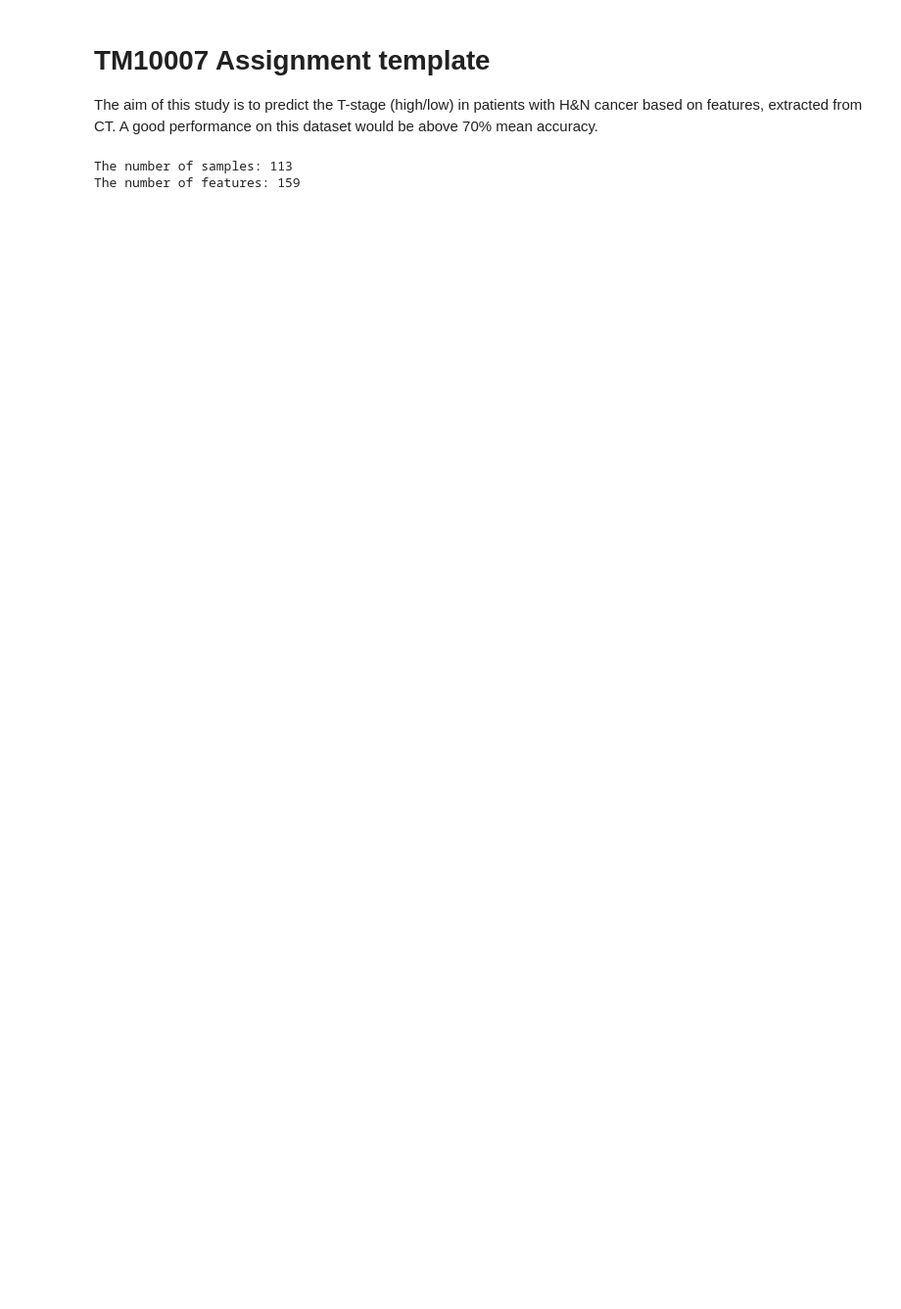
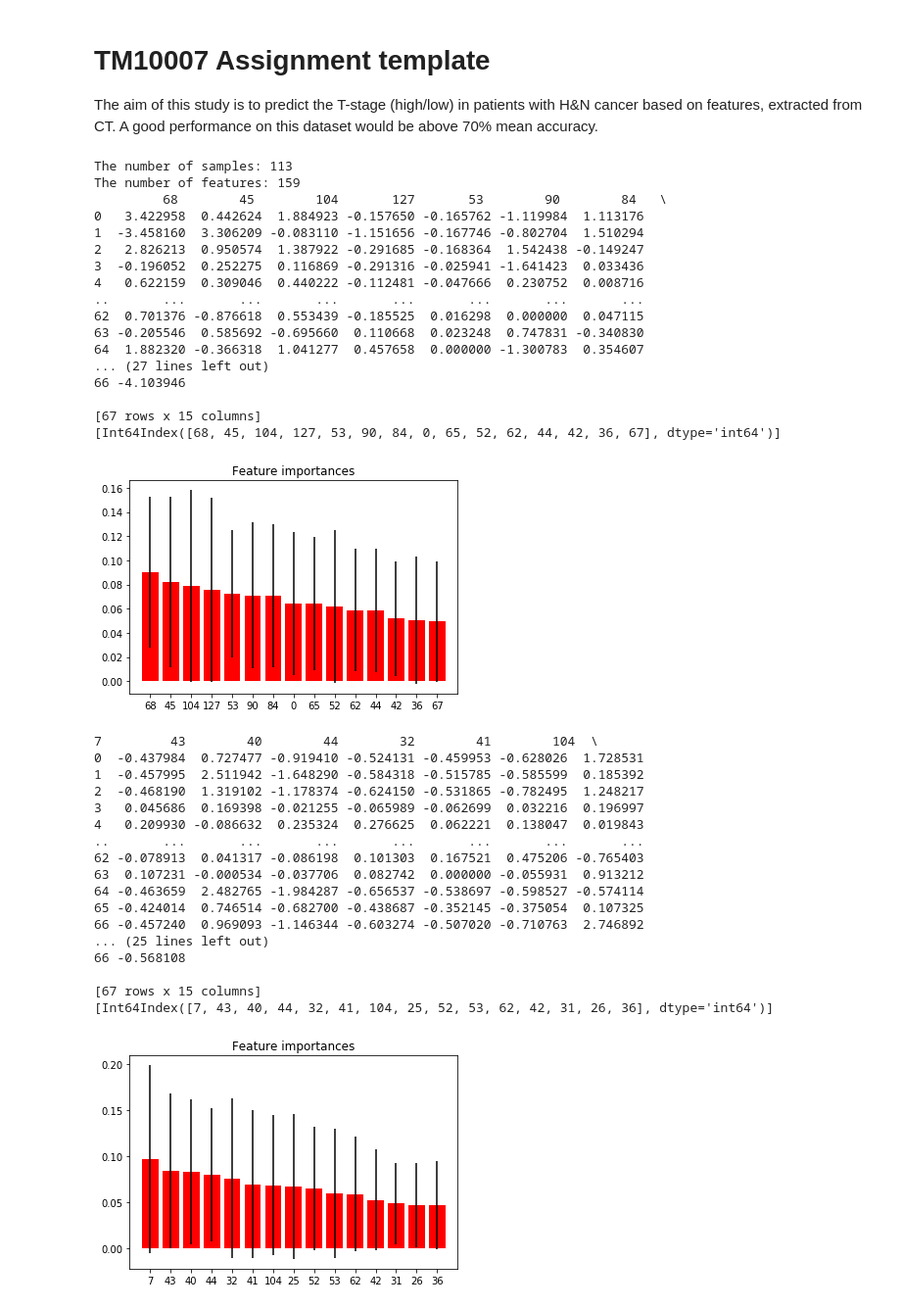
Before and after one commit to puckgroen/TM10007_PROJECT, a Jupyter notebook: assignment.ipynb, the cells around one changed output. Shown: that part at 98% size. Saved outputs shown, nothing was run; the diff lists cells and outputs as text; code cells hidden in the pictures; blank space fills up the shorter version.

Commit message:
added univariate changes with feature importance

```diff
--- a/assignment.ipynb
+++ b/assignment.ipynb
@@ -36,10 +41,48 @@ def data_preprocessing(X_train, y_train, X_validation, y_validation):
     '''Data preprocessing'''
 
     # 1. Scaling
-    scaler = preprocessing.StandardScaler()
+    scaler = preprocessing.RobustScaler()
     scaler.fit(X_train)
     X_train_scaled = scaler.transform(X_train)
+    df_X_train_scaled = pd.DataFrame(X_train_scaled)
     X_validation_scaled = scaler.transform(X_validation)
+    df_X_validation_scaled = pd.DataFrame(X_validation_scaled)
+
+    bestfeatures = SelectKBest(score_func=mutual_info_classif, k=15)
+    fit = bestfeatures.fit(df_X_train_scaled,y_train)
+    dfscores = pd.DataFrame(fit.scores_)
+    dfcolumns = pd.DataFrame(df_X_train_scaled.columns)
+    #concat two dataframes for better visualization
+    featureScores = pd.concat([dfcolumns,dfscores],axis=1)
+    featureScores.columns = ['Specs','Score']  #naming the dataframe columns
+    best_features = featureScores.nlargest(15,'Score')['Specs']
+    #print(best_features)
+    df_X_train_features = df_X_train_scaled[best_features]
+    df_X_validation_features = df_X_validation_scaled[best_features]
+    print(df_X_train_features)
+
+    columns = []
+    columns.append(df_X_train_features.columns)
+    print(columns)
+
+    # 2.1.1 Build a forest and compute the feature importances
+    forest = ExtraTreesClassifier(n_estimators=300,
+                                  random_state=0)
+
+    forest.fit(df_X_train_features, y_train)
+    importances = forest.feature_importances_
+    std = np.std([tree.feature_importances_ for tree in forest.estimators_],
+                 axis=0)
+    indices = np.argsort(importances)[::-1]
+
+    # 2.1.3 Plot the feature importances of the forest
+    plt.figure()
+    plt.title("Feature importances")
+    plt.bar(range(df_X_train_features.shape[1]), importances[indices],
+            color="r", yerr=std[indices], align="center")
+    plt.xticks(range(df_X_train_features.shape[1]), df_X_train_features.columns)
+    plt.xlim([-1, df_X_train_features.shape[1]])
+    plt.show()
 
     # 2. Feature selection/extraction
     # Using the Cumulative Summation of the Explained Variance, we concluded that to
@@ -55,31 +98,65 @@ def data_preprocessing(X_train, y_train, X_validation, y_validation):
 
 data = load_data()
 print(f'The number of samples: {len(data.index)}')
 print(f'The number of features: {len(data.columns)-1}')
 y_labels = data['label']
 del data['label']
 
 y = sklearn.preprocessing.label_binarize(y_labels, ['T12', 'T34']) # 0 now stands for T12 and 1 for T34
 y = [i[0] for i in y]
 y = np.array(y)
 
 cv_4fold = model_selection.StratifiedKFold(n_splits=4, shuffle=True)
 split_X_train, split_X_test, split_y_train, split_y_test = train_test_split(data, y,
                                                     stratify=y,
                                                     test_size=0.2)
 
 # Loop over the folds
-for _ in range(0,20):
+for _ in range(0,3):
     for training_index, validation_index in cv_4fold.split(split_X_train, split_y_train):
         train_scores = []
         test_scores = []
         X_validation = split_X_train.iloc[validation_index]
         y_validation = split_y_train[validation_index]
         X_train = split_X_train.iloc[training_index]
         y_train = split_y_train[training_index]
 
         # Preprocessing
         X_train_pca, X_validation_pca = data_preprocessing(X_train, y_train, X_validation, y_validation)
 # %% [output]
 The number of samples: 113
 The number of features: 159
+         68        45        104       127       53        90        84   \
+0   3.422958  0.442624  1.884923 -0.157650 -0.165762 -1.119984  1.113176
+1  -3.458160  3.306209 -0.083110 -1.151656 -0.167746 -0.802704  1.510294
+2   2.826213  0.950574  1.387922 -0.291685 -0.168364  1.542438 -0.149247
+3  -0.196052  0.252275  0.116869 -0.291316 -0.025941 -1.641423  0.033436
+4   0.622159  0.309046  0.440222 -0.112481 -0.047666  0.230752  0.008716
+..       ...       ...       ...       ...       ...       ...       ...
+62  0.701376 -0.876618  0.553439 -0.185525  0.016298  0.000000  0.047115
+63 -0.205546  0.585692 -0.695660  0.110668  0.023248  0.747831 -0.340830
+64  1.882320 -0.366318  1.041277  0.457658  0.000000 -1.300783  0.354607
+... (27 lines left out)
+66 -4.103946
+
+[67 rows x 15 columns]
+[Int64Index([68, 45, 104, 127, 53, 90, 84, 0, 65, 52, 62, 44, 42, 36, 67], dtype='int64')]
+[figure, added]
+7         43        40        44        32        41        104  \
+0  -0.437984  0.727477 -0.919410 -0.524131 -0.459953 -0.628026  1.728531
+1  -0.457995  2.511942 -1.648290 -0.584318 -0.515785 -0.585599  0.185392
+2  -0.468190  1.319102 -1.178374 -0.624150 -0.531865 -0.782495  1.248217
+3   0.045686  0.169398 -0.021255 -0.065989 -0.062699  0.032216  0.196997
+4   0.209930 -0.086632  0.235324  0.276625  0.062221  0.138047  0.019843
+..       ...       ...       ...       ...       ...       ...       ...
+62 -0.078913  0.041317 -0.086198  0.101303  0.167521  0.475206 -0.765403
+63  0.107231 -0.000534 -0.037706  0.082742  0.000000 -0.055931  0.913212
+64 -0.463659  2.482765 -1.984287 -0.656537 -0.538697 -0.598527 -0.574114
+65 -0.424014  0.746514 -0.682700 -0.438687 -0.352145 -0.375054  0.107325
+66 -0.457240  0.969093 -1.146344 -0.603274 -0.507020 -0.710763  2.746892
+... (25 lines left out)
+66 -0.568108
+
+[67 rows x 15 columns]
+[Int64Index([7, 43, 40, 44, 32, 41, 104, 25, 52, 53, 62, 42, 31, 26, 36], dtype='int64')]
+[figure, added]
```
Also changed, not shown: parts of 2 cells of this notebook, 1 other file.
